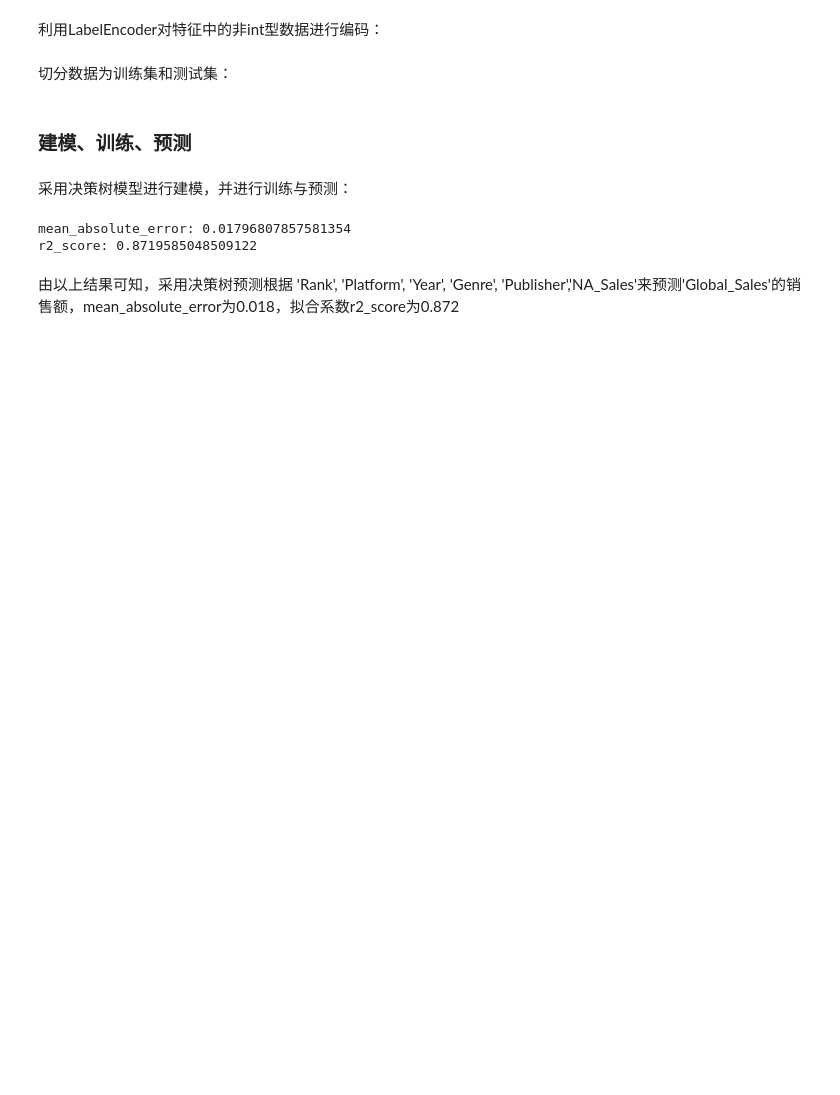
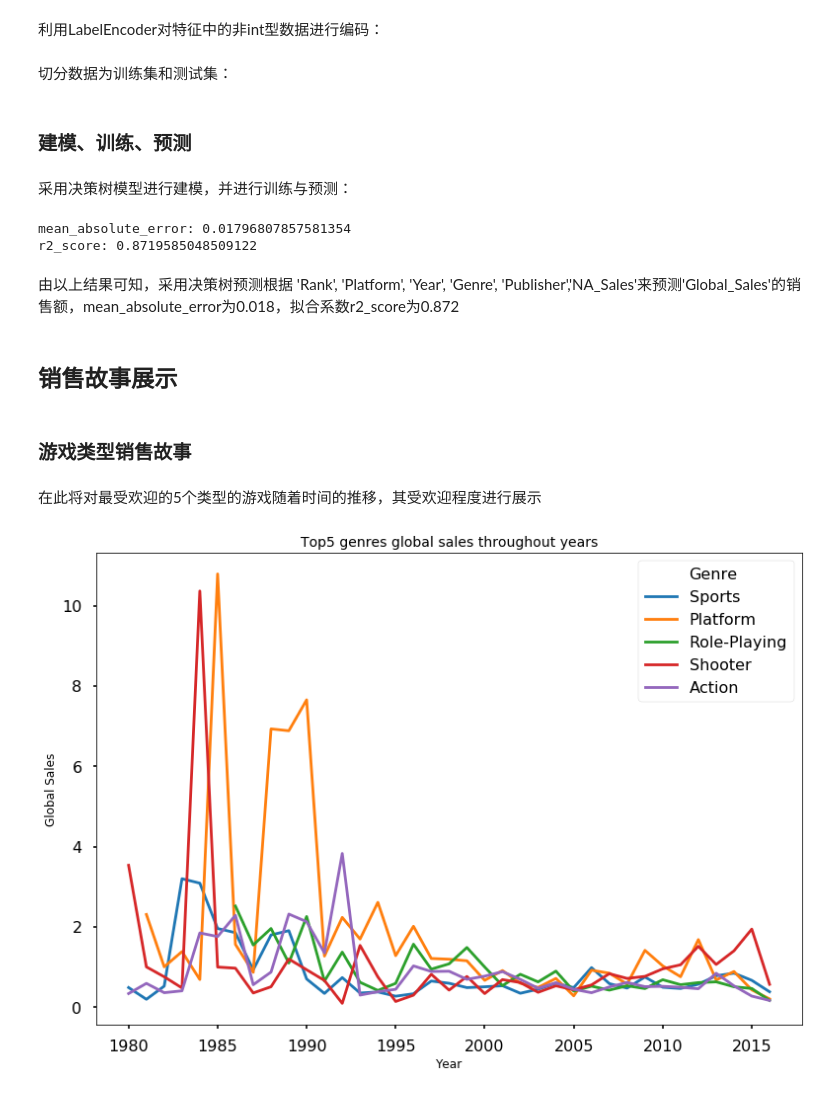
Before and after one commit to Wchoward/DataMiningClass, a Jupyter notebook: assignment3/VideoGameSales.ipynb, the cells around one changed output. Drawn from its saved outputs; the diff is of its cells as text; code cells hidden in the pictures; blank space fills up the shorter version.

Commit message:
sale story finished

```diff
--- a/assignment3/VideoGameSales.ipynb
+++ b/assignment3/VideoGameSales.ipynb
@@ -213,3 +213,21 @@ mean_absolute_error: 0.01796807857581354
 r2_score: 0.8719585048509122
 # %% [markdown]
 由以上结果可知，采用决策树预测根据 'Rank', 'Platform', 'Year', 'Genre', 'Publisher','NA_Sales'来预测'Global_Sales'的销售额，mean_absolute_error为0.018，拟合系数r2_score为0.872
+# %% [markdown]
+## 销售故事展示
+# %% [markdown]
+### 游戏类型销售故事
+# %% [markdown]
+在此将对最受欢迎的5个类型的游戏随着时间的推移，其受欢迎程度进行展示
+# %%
+top5_genres = df.groupby(['Genre'])['Global_Sales'].sum().sort_values(ascending=False).head(5).index
+top5_genre_df = df[df.Genre.isin(top5_genres)]
+
+sns.lineplot(x='Year', y='Global_Sales', hue='Genre', data=top5_genre_df, ci=None)
+plt.legend(loc='upper right')
+plt.xlabel('Year', fontsize=12)
+plt.ylabel('Global Sales', fontsize=12)
+plt.title('Top5 genres global sales throughout years', fontsize=14)
+plt.show()
+# %% [output]
+[figure, added]
```
Also changed, not shown: parts of 8 cells of this notebook.
